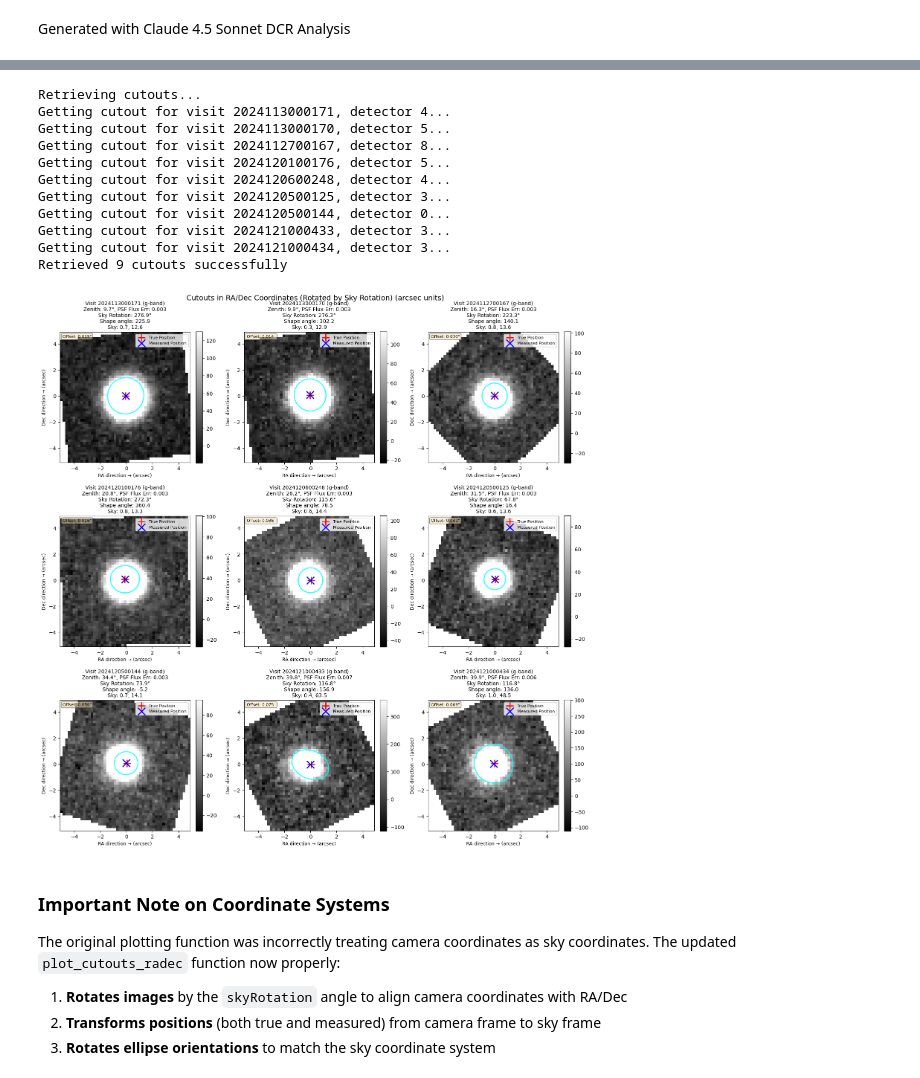
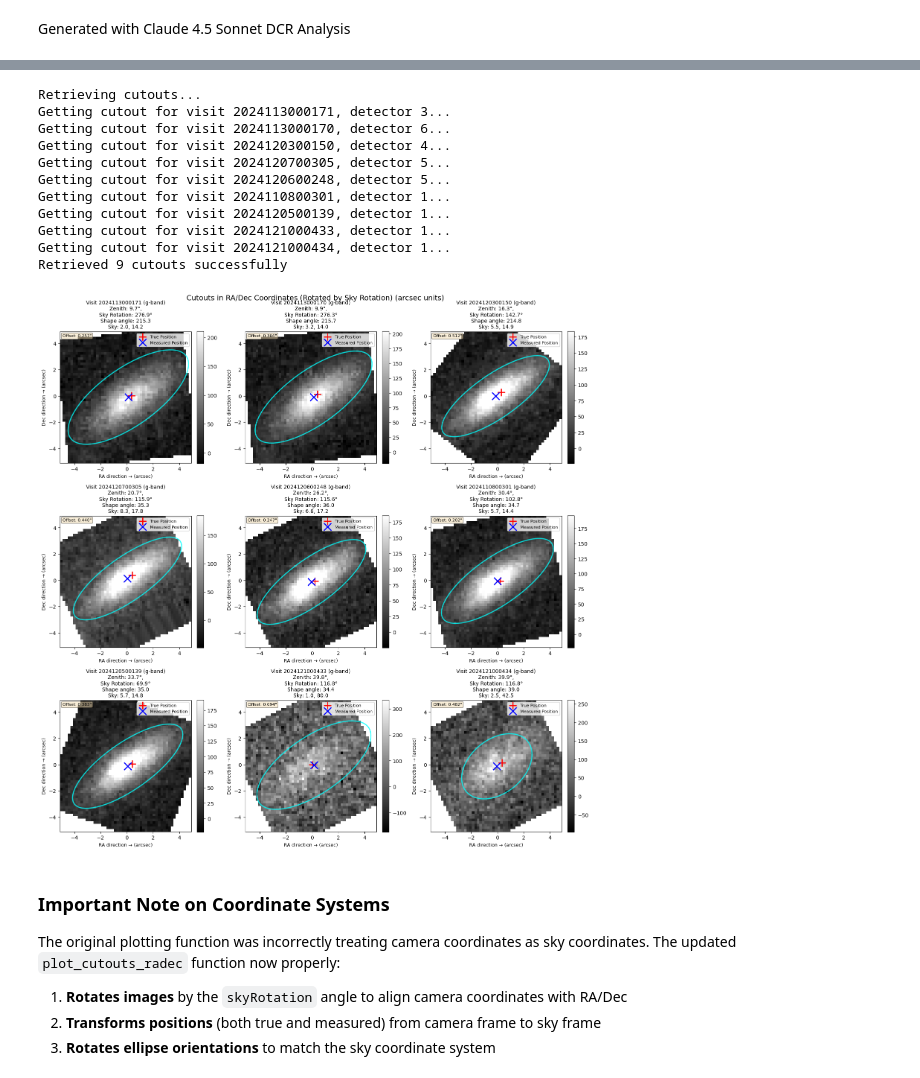
Before and after one commit to LSSTDESC/DifferentialCR, a Jupyter notebook: ClaudeDCRAnalysis.ipynb, the cells around one changed output, grey strips where cells are left out. Cells and saved outputs as stored; diff of their text form; code cells hidden in the pictures.

```diff
--- a/ClaudeDCRAnalysis.ipynb
+++ b/ClaudeDCRAnalysis.ipynb
@@ -35,7 +35,7 @@ TARGET_DEC = -28.31641564  # degrees - CHANGE THIS
 # TARGET_RA = 53.0466785 # degrees - CHANGE THIS
 # TARGET_DEC = -28.0638600# degrees - CHANGE THIS
 
-# TARGET_RA, TARGET_DEC = 53.0711974, -27.9880237 #nice oblong galaxy
+TARGET_RA, TARGET_DEC = 53.0711974, -27.9880237 #nice oblong galaxy
 # TARGET_RA, TARGET_DEC = 53.1051351, -28.1071139 # 53.1461228, -27.9259735
 
 # TARGET_RA, TARGET_DEC = 52.9667602, -28.0343232 #g_calib_psf_used = false
@@ -88,8 +88,8 @@ print('total objects:', len(objects))
 
 index = 0
 
-TARGET_RA, TARGET_DEC = objects['coord_ra', 'coord_dec'][index]
-print(objects[index])
+# TARGET_RA, TARGET_DEC = objects['coord_ra', 'coord_dec'][index]
+# print(objects[index])
 # %% [output]
 Job phase is COMPLETED
 total objects: 104
@@ -726,15 +722,15 @@ for idx, row in selected_sources.iterrows():
 print(f"Retrieved {sum([c is not None for c in cutouts])} cutouts successfully")
 # %% [output]
 Retrieving cutouts...
-Getting cutout for visit 2024113000171, detector 4...
-Getting cutout for visit 2024113000170, detector 5...
-Getting cutout for visit 2024112700167, detector 8...
-Getting cutout for visit 2024120100176, detector 5...
-Getting cutout for visit 2024120600248, detector 4...
-Getting cutout for visit 2024120500125, detector 3...
-Getting cutout for visit 2024120500144, detector 0...
-Getting cutout for visit 2024121000433, detector 3...
-Getting cutout for visit 2024121000434, detector 3...
+Getting cutout for visit 2024113000171, detector 3...
+Getting cutout for visit 2024113000170, detector 6...
+Getting cutout for visit 2024120300150, detector 4...
+Getting cutout for visit 2024120700305, detector 5...
+Getting cutout for visit 2024120600248, detector 5...
+Getting cutout for visit 2024110800301, detector 1...
+Getting cutout for visit 2024120500139, detector 1...
+Getting cutout for visit 2024121000433, detector 1...
+Getting cutout for visit 2024121000434, detector 1...
 Retrieved 9 cutouts successfully
 # %%
 # Plot cutouts in RA/Dec coordinates
@@ -919,37 +915,38 @@ def plot_cutouts_radec(selected_sources, cutouts, wcs_list, object_info, show_el
                         ax.add_patch(ellipse)
 
             ax.set_title(f"Visit {row['visit']} ({row['band']}-band)\n"
-                        f"Zenith: {row['zenithDistance']:.1f}°, "
-                        f"PSF Flux Err: {row['psfFluxErr']/row['psfFlux']:.3f}\n"
+                        f"Zenith: {row['zenithDistance']:.1f}°,\n"
                         f"Sky Rotation: {sky_rotation:.1f}°\n"
                          f"Shape angle: {theta_sky:.1f}\n"
                          f"Sky: {row['sky']:.1f}, {row['skyErr']:.1f}"
                          , fontsize=10)
+
+                        # f"PSF Flux Err: {row['psfFluxErr']/row['psfFlux']:.3f}
             if arcsec_units:
                 ax.set_xlabel('RA direction → (arcsec)', fontsize=9)
                 ax.set_ylabel('Dec direction → (arcsec)', fontsize=9)
             else:
                 ax.set_xlabel('RA direction → (pixels)', fontsize=9)
                 ax.set_ylabel('Dec direction → (pixels)', fontsize=9)
             plt.colorbar(im, ax=ax, fraction=0.046, pad=0.04)
         else:
             ax.text(0.5, 0.5, 'No data', ha='center', va='center',
                    transform=ax.transAxes)
             ax.set_xticks([])
             ax.set_yticks([])
 
     # Hide extra subplots
     for i in range(n_cutouts, len(axes.flatten())):
         axes.flatten()[i].axis('off')
 
     plt.tight_layout()
     unit_str = " (arcsec units)" if arcsec_units else ""
     plt.suptitle(f'Cutouts in RA/Dec Coordinates (Rotated by Sky Rotation){unit_str}', fontsize=14, y=1.00)
     plt.show()
 
 plot_cutouts_radec(selected_sources, cutouts, wcs_list, object_info, show_ellipses=True, arcsec_units=True)
 # %% [output]
-[figure, old version]
+[figure, new version]
 # %% [markdown]
 ### Important Note on Coordinate Systems
 
```
Also changed, not shown: parts of 9 cells of this notebook.
